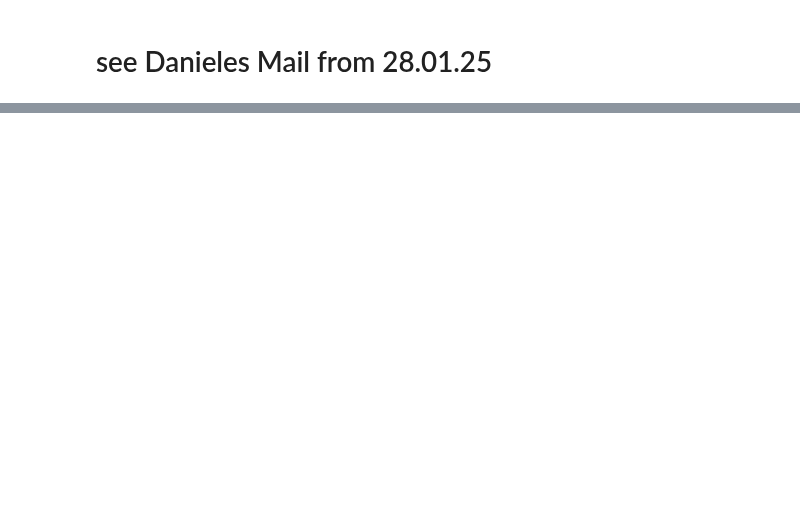
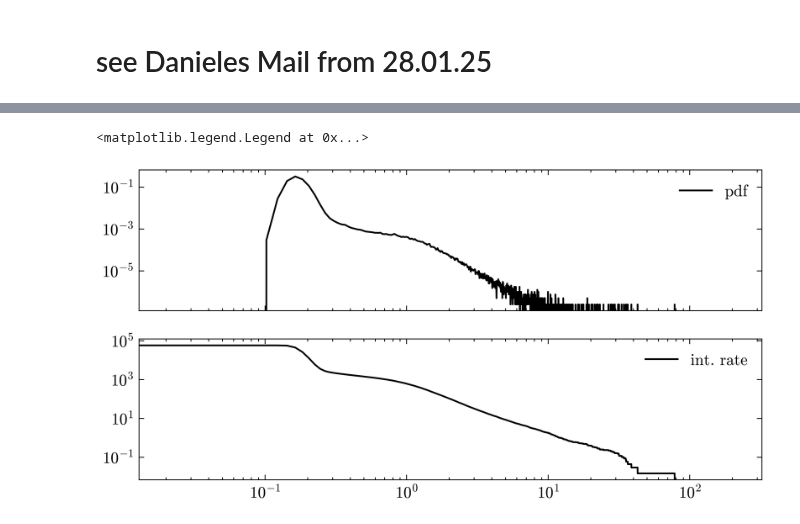
Before and after one commit to Quizznor/phd-thesis, a Jupyter notebook: Projects/CorrectionFactor/distributions.ipynb, the cells around one changed output, grey strips where cells are left out. Cells and saved outputs as stored; diff of their text form; code cells hidden in the pictures; blank space fills up the shorter version.

```diff
--- a/Projects/CorrectionFactor/distributions.ipynb
+++ b/Projects/CorrectionFactor/distributions.ipynb
@@ -42,0 +23,17 @@ tools.pickle_save('pulse_height_distribution.pkl', px)
+# %%
+fig, (ax1, ax2) = plt.subplots(2, 1, sharex=True)
+
+# px[:70] = 0
+cumsum = np.cumsum(px[::-1])[::-1]
+
+ax1.plot(range(10000) / trace['mip_peak'], px/cumsum[0], label='pdf')
+ax1.set_yscale('log')
+ax1.set_xscale('log')
+ax1.legend()
+
+ax2.plot(range(10000) / trace['mip_peak'], cumsum / (cumsum[0] * 2048 * 8.33e-9), label='int. rate')
+ax2.set_yscale('log')
+ax2.legend()
+# %% [output]
+<matplotlib.legend.Legend at 0x...>
+[figure, added]
```
Also changed, not shown: parts of 8 cells of this notebook, 3 other files.
